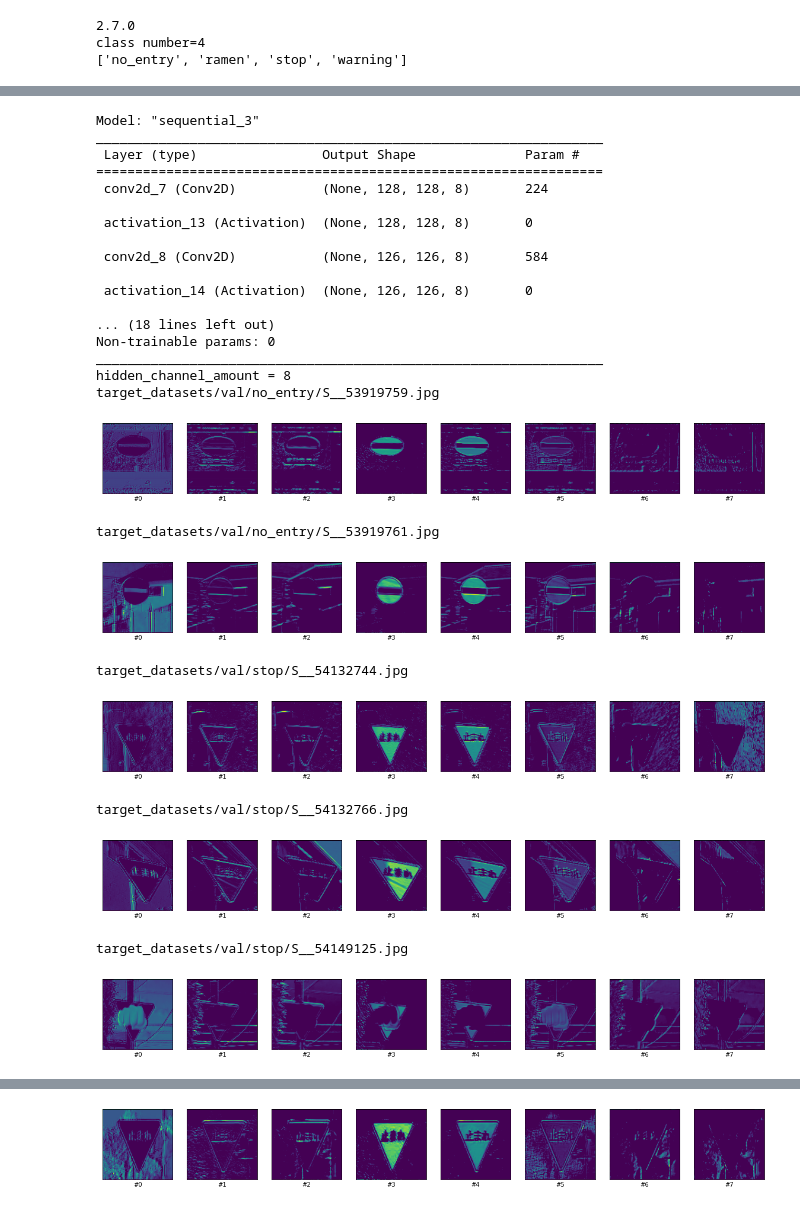
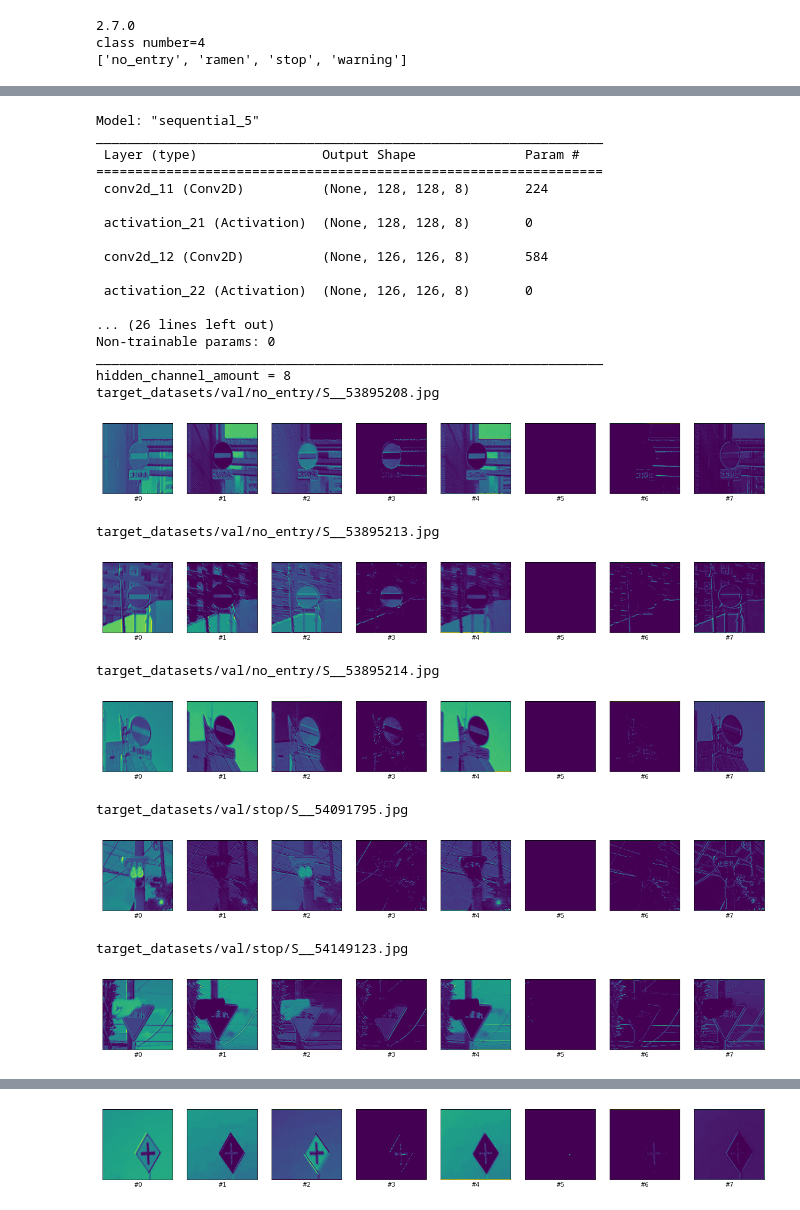
Before and after one commit to ShunsukeT15/hyousiki, a Jupyter notebook: Trial.ipynb, the cells around one changed output, grey strips where cells are left out. Cells and saved outputs as stored; diff of their text form; code cells hidden in the pictures.

```diff
--- a/Trial.ipynb
+++ b/Trial.ipynb
@@ -78,11 +78,11 @@ class number=4
 # 学習率
 LEARNING_RATE = 0.0005
 # エポック（世代数）
-EPOCHS = 100
+EPOCHS = 30
 # バッチサイズ
 BATCH_SIZE = 8
 
-IMAGE_SIZE = 128
+IMAGE_SIZE = 64
 
 #train_data_gen = ImageDataGenerator(rescale=1./255)
 train_data_gen = ImageDataGenerator(rescale=1./255, rotation_range=15,width_shift_range=0.3,brightness_range=[0.3, 1.0])
@@ -309,29 +286,29 @@ target_datasets/val/warning/keikai6.png
 # %%
-visualize.vis_hidden_layer('incorrect.txt', 'activation_14', IMAGE_SIZE)
+visualize.vis_hidden_layer('incorrect.txt', 'activation_21', IMAGE_SIZE)
 # %% [output]
-Model: "sequential_3"
+Model: "sequential_5"
 _________________________________________________________________
  Layer (type)                Output Shape              Param #
 =================================================================
- conv2d_7 (Conv2D)           (None, 128, 128, 8)       224
+ conv2d_11 (Conv2D)          (None, 128, 128, 8)       224
 
- activation_13 (Activation)  (None, 128, 128, 8)       0
+ activation_21 (Activation)  (None, 128, 128, 8)       0
 
- conv2d_8 (Conv2D)           (None, 126, 126, 8)       584
+ conv2d_12 (Conv2D)          (None, 126, 126, 8)       584
 
- activation_14 (Activation)  (None, 126, 126, 8)       0
+ activation_22 (Activation)  (None, 126, 126, 8)       0
 
-... (18 lines left out)
+... (26 lines left out)
 Non-trainable params: 0
 _________________________________________________________________
 hidden_channel_amount = 8
-target_datasets/val/no_entry/S__53919759.jpg
+target_datasets/val/no_entry/S__53895208.jpg
-[figure, old version]
+[figure, new version]
-target_datasets/val/no_entry/S__53919761.jpg
+target_datasets/val/no_entry/S__53895213.jpg
-[figure, old version]
+[figure, new version]
-target_datasets/val/stop/S__54132744.jpg
+target_datasets/val/no_entry/S__53895214.jpg
-[figure, old version]
+[figure, new version]
-target_datasets/val/stop/S__54132766.jpg
+target_datasets/val/stop/S__54091795.jpg
-[figure, old version]
+[figure, new version]
-target_datasets/val/stop/S__54149125.jpg
+target_datasets/val/stop/S__54149123.jpg
-[figure, old version]
+[figure, new version]
@@ -339 +316 @@ target_datasets/val/stop/止まれ9.jpg
-[figure, old version]
+[figure, new version]
```
Also changed, not shown: parts of 6 cells of this notebook.
